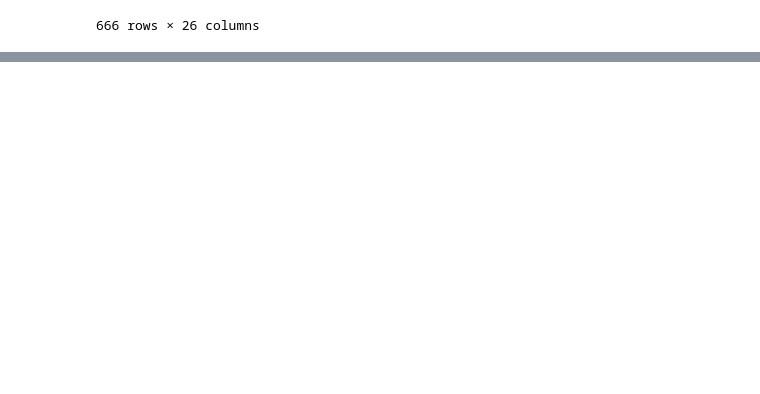
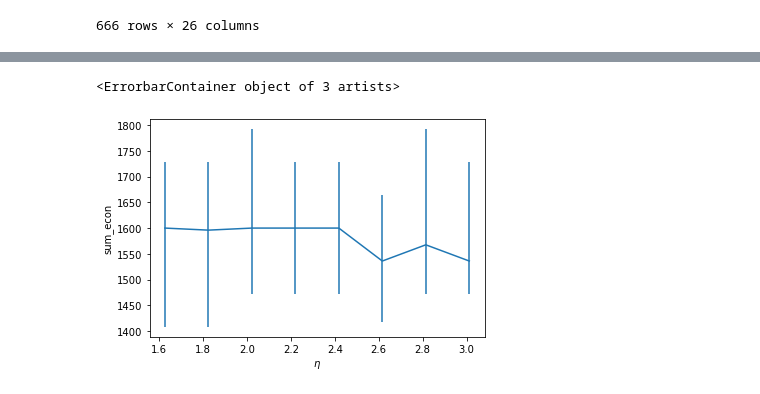
Before and after one commit to rohanshenoy/EcoderGNN, a Jupyter notebook: building_graphs_front_endcap_30_deg_disc_PU.ipynb, the cells around one changed output, grey strips where cells are left out. Drawn from its saved outputs; the diff is of its cells as text; code cells hidden in the pictures; blank space fills up the shorter version.

```diff
--- a/building_graphs_front_endcap_30_deg_disc_PU.ipynb
+++ b/building_graphs_front_endcap_30_deg_disc_PU.ipynb
@@ -179,0 +182,25 @@ plt.show()
+# %%
+x=df_nodes['tc_eta']
+y=df_nodes['sum']
+
+nbins=8
+lims=None
+stats=True
+if lims==None: lims = (x.min(),x.max())
+median_result = scipy.stats.binned_statistic(x, y, bins=nbins, range=lims, statistic=lambda x: np.quantile(x,0.5))
+lo_result     = scipy.stats.binned_statistic(x, y, bins=nbins, range=lims, statistic=lambda x: np.quantile(x,0.5-0.68/2))
+hi_result     = scipy.stats.binned_statistic(x, y, bins=nbins, range=lims, statistic=lambda x: np.quantile(x,0.5+0.68/2))
+median = np.nan_to_num(median_result.statistic)
+hi = np.nan_to_num(hi_result.statistic)
+lo = np.nan_to_num(lo_result.statistic)
+hie = hi-median
+loe = median-lo
+bin_edges = median_result.bin_edges
+bin_centers = (bin_edges[:-1] + bin_edges[1:])/2.
+
+plt.ylabel('sum_econ')
+plt.xlabel(r'$\eta$')
+plt.errorbar(x=bin_centers, y=median, yerr=[loe,hie])
+# %% [output]
+<ErrorbarContainer object of 3 artists>
+[figure, added]
```
Also changed, not shown: parts of 9 cells of this notebook.
